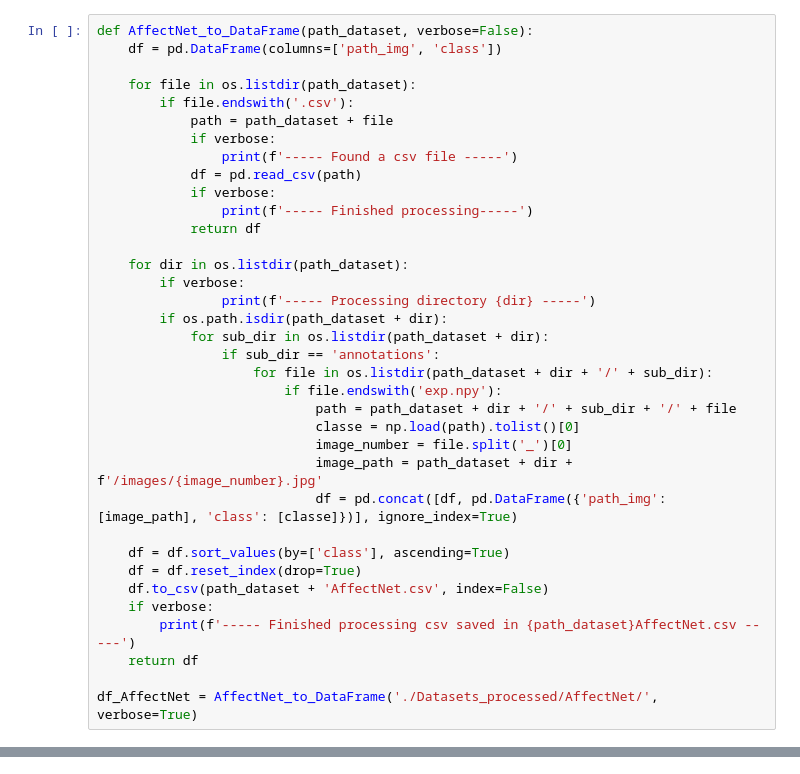
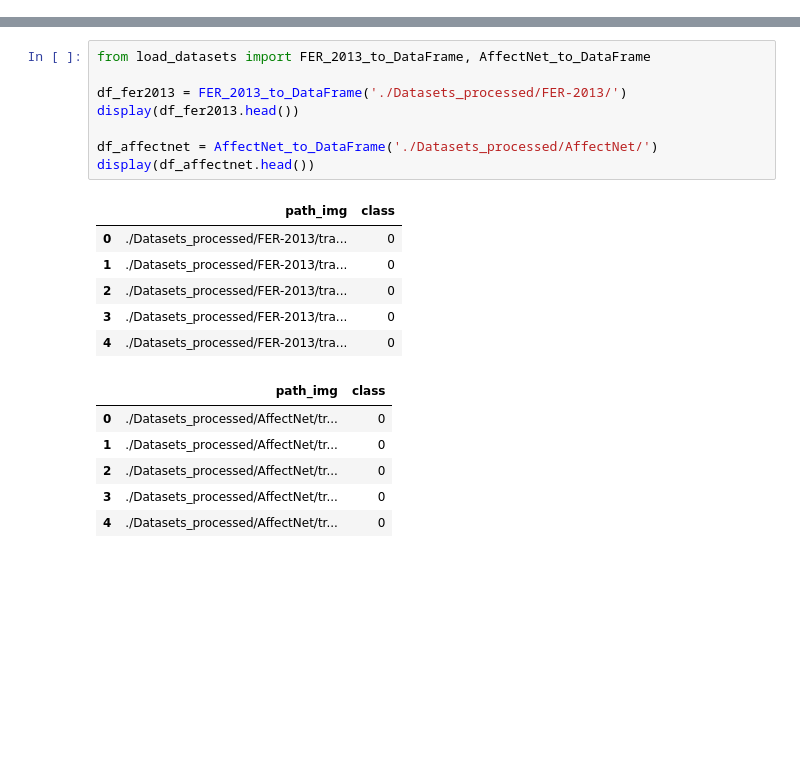
Before and after one commit to guilhermesdc/ReconhecimentoCNN, a Jupyter notebook: emocoes.ipynb, the cells around one changed output, grey strips where cells are left out. Cells and saved outputs as stored; diff of their text form; blank space fills up the shorter version.

Commit message:
merge dataframes

```diff
--- a/emocoes.ipynb
+++ b/emocoes.ipynb
@@ -73,36 +17,0 @@ Getting data from the class surprised...
-# %%
-def AffectNet_to_DataFrame(path_dataset, verbose=False):
-    df = pd.DataFrame(columns=['path_img', 'class'])
-
-    for file in os.listdir(path_dataset):
-        if file.endswith('.csv'):
-            path = path_dataset + file
-            if verbose:
-                print(f'----- Found a csv file -----')
-            df = pd.read_csv(path)
-            if verbose:
-                print(f'----- Finished processing-----')
-            return df
-
-    for dir in os.listdir(path_dataset):
-        if verbose:
-                print(f'----- Processing directory {dir} -----')
-        if os.path.isdir(path_dataset + dir):
-            for sub_dir in os.listdir(path_dataset + dir):
-                if sub_dir == 'annotations':
-                    for file in os.listdir(path_dataset + dir + '/' + sub_dir):
-                        if file.endswith('exp.npy'):
-                            path = path_dataset + dir + '/' + sub_dir + '/' + file
-                            classe = np.load(path).tolist()[0]
-                            image_number = file.split('_')[0]
-                            image_path = path_dataset + dir + f'/images/{image_number}.jpg'
-                            df = pd.concat([df, pd.DataFrame({'path_img': [image_path], 'class': [classe]})], ignore_index=True)
-
-    df = df.sort_values(by=['class'], ascending=True)
-    df = df.reset_index(drop=True)
-    df.to_csv(path_dataset + 'AffectNet.csv', index=False)
-    if verbose:
-        print(f'----- Finished processing csv saved in {path_dataset}AffectNet.csv -----')
-    return df
-
-df_AffectNet = AffectNet_to_DataFrame('./Datasets_processed/AffectNet/', verbose=True)
@@ -131,0 +18,21 @@ display_dataframe(df_AffectNet, 'AffectNet')
+# %%
+from load_datasets import FER_2013_to_DataFrame, AffectNet_to_DataFrame
+
+df_fer2013 = FER_2013_to_DataFrame('./Datasets_processed/FER-2013/')
+display(df_fer2013.head())
+
+df_affectnet = AffectNet_to_DataFrame('./Datasets_processed/AffectNet/')
+display(df_affectnet.head())
+# %% [output]
+|  | path_img | class |
+| 0 | ./Datasets_processed/FER-2013/tra... | 0 |
+| 1 | ./Datasets_processed/FER-2013/tra... | 0 |
+| 2 | ./Datasets_processed/FER-2013/tra... | 0 |
+| 3 | ./Datasets_processed/FER-2013/tra... | 0 |
+| 4 | ./Datasets_processed/FER-2013/tra... | 0 |
+|  | path_img | class |
+| 0 | ./Datasets_processed/AffectNet/tr... | 0 |
+| 1 | ./Datasets_processed/AffectNet/tr... | 0 |
+| 2 | ./Datasets_processed/AffectNet/tr... | 0 |
+| 3 | ./Datasets_processed/AffectNet/tr... | 0 |
+| 4 | ./Datasets_processed/AffectNet/tr... | 0 |
```
Also changed, not shown: parts of 6 cells of this notebook, 2 other files.
